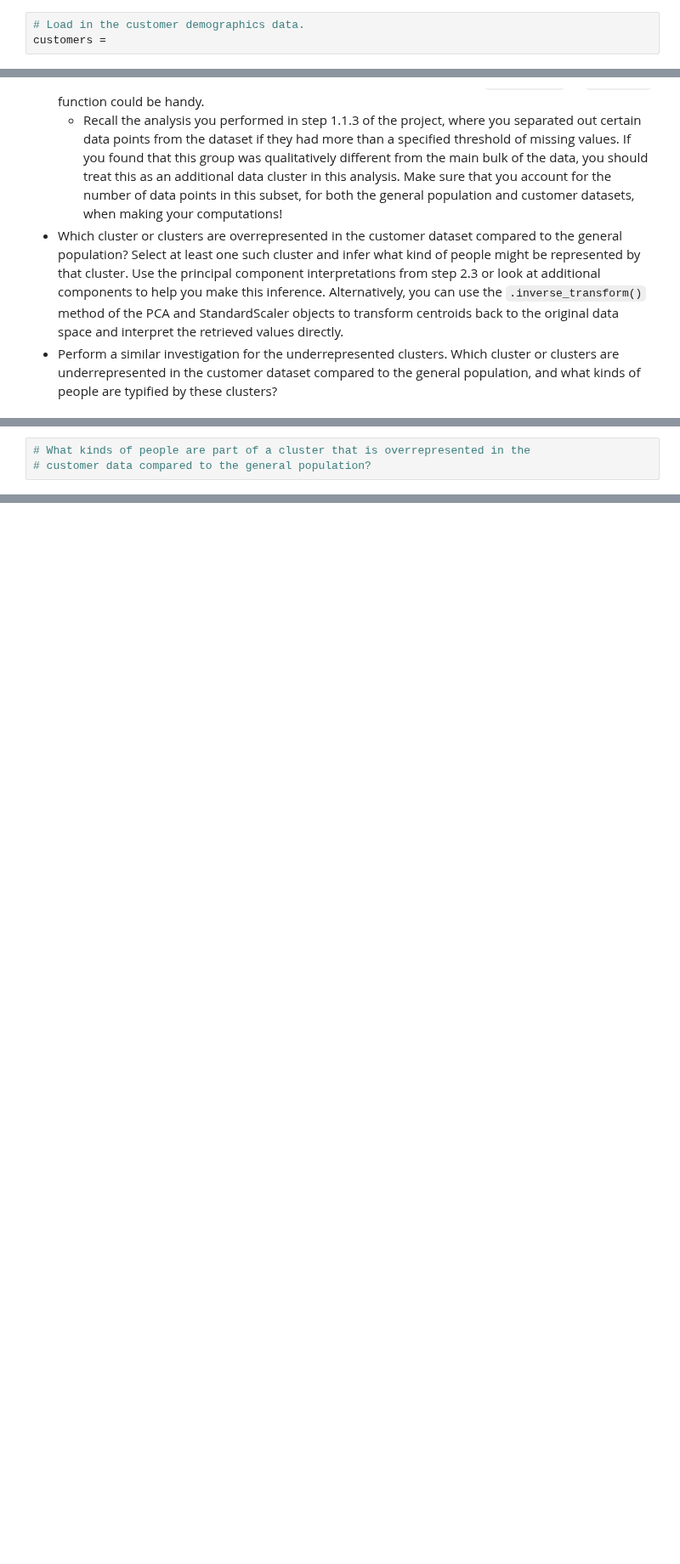
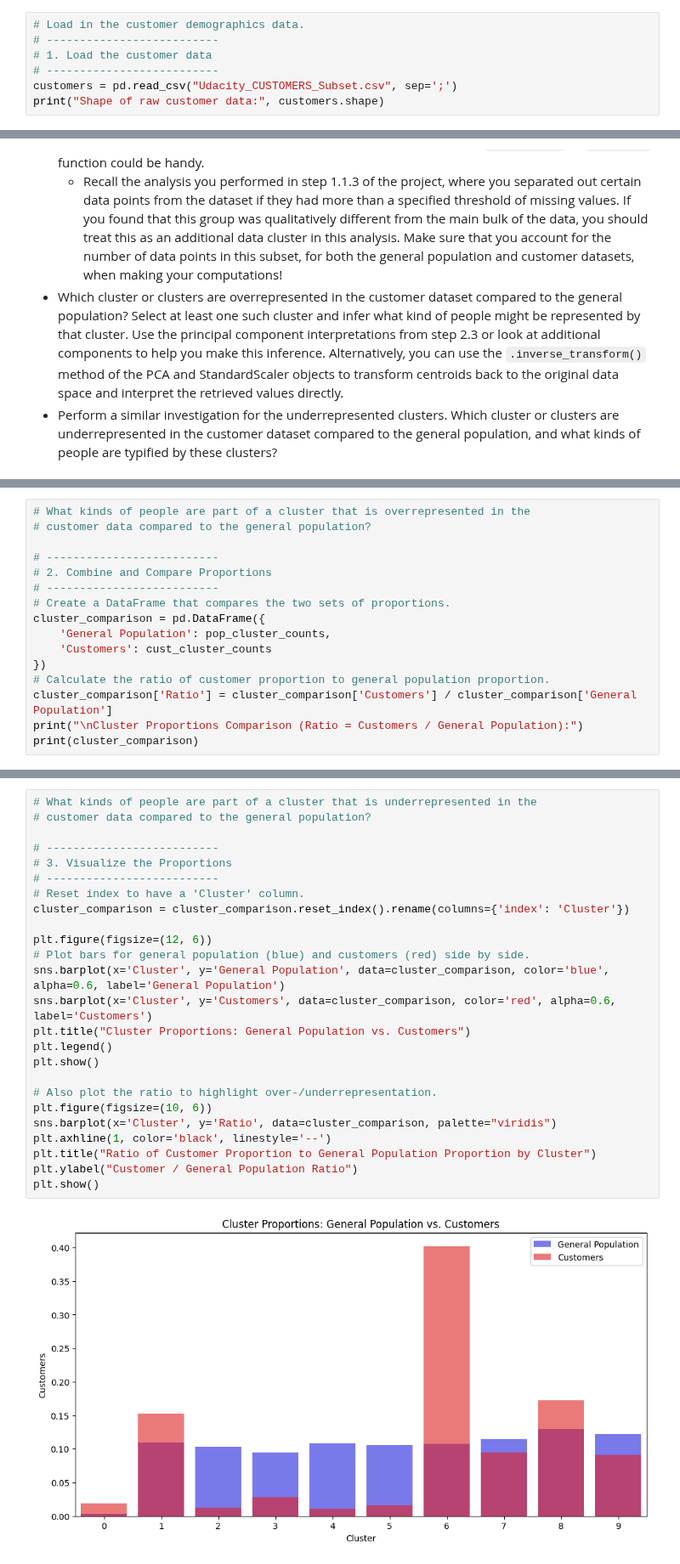
Before and after one commit to Greg-Pina/Udacity_DataAnalyst_NanoDegree, a Jupyter notebook: D499 - Machine Learning/Unsupervised Learning Project - Customer Segments/Identify_Customer_Segments.ipynb, the cells around one changed output, grey strips where cells are left out. Shown at 85% size. Cells and saved outputs as stored; diff of their text form; blank space fills up the shorter version.

```diff
--- a/D499 - Machine Learning/Unsupervised Learning Project - Customer Segments/Identify_Customer_Segments.ipynb
+++ b/D499 - Machine Learning/Unsupervised Learning Project - Customer Segments/Identify_Customer_Segments.ipynb
@@ -507,4 +1107,8 @@ Now that you have clusters and cluster centers for the general population, it's
 - Use the sklearn objects from the general demographics data, and apply their transformations to the customers data. That is, you should not be using a `.fit()` or `.fit_transform()` method to re-fit the old objects, nor should you be creating new sklearn objects! Carry the data through the feature scaling, PCA, and clustering steps, obtaining cluster assignments for all of the data in the customer demographics data.
 # %%
 # Load in the customer demographics data.
-customers =
+# --------------------------
+# 1. Load the customer data
+# --------------------------
+customers = pd.read_csv("Udacity_CUSTOMERS_Subset.csv", sep=';')
+print("Shape of raw customer data:", customers.shape)
@@ -531,3 +1230,16 @@ Take a look at the following points in this step:
 # %%
 # What kinds of people are part of a cluster that is overrepresented in the
 # customer data compared to the general population?
+
+# --------------------------
+# 2. Combine and Compare Proportions
+# --------------------------
+# Create a DataFrame that compares the two sets of proportions.
+cluster_comparison = pd.DataFrame({
+    'General Population': pop_cluster_counts,
+    'Customers': cust_cluster_counts
+})
+# Calculate the ratio of customer proportion to general population proportion.
+cluster_comparison['Ratio'] = cluster_comparison['Customers'] / cluster_comparison['General Population']
+print("\nCluster Proportions Comparison (Ratio = Customers / General Population):")
+print(cluster_comparison)
@@ -542,0 +1259,27 @@ Take a look at the following points in this step:
+# %%
+# What kinds of people are part of a cluster that is underrepresented in the
+# customer data compared to the general population?
+
+# --------------------------
+# 3. Visualize the Proportions
+# --------------------------
+# Reset index to have a 'Cluster' column.
+cluster_comparison = cluster_comparison.reset_index().rename(columns={'index': 'Cluster'})
+
+plt.figure(figsize=(12, 6))
+# Plot bars for general population (blue) and customers (red) side by side.
+sns.barplot(x='Cluster', y='General Population', data=cluster_comparison, color='blue', alpha=0.6, label='General Population')
+sns.barplot(x='Cluster', y='Customers', data=cluster_comparison, color='red', alpha=0.6, label='Customers')
+plt.title("Cluster Proportions: General Population vs. Customers")
+plt.legend()
+plt.show()
+
+# Also plot the ratio to highlight over-/underrepresentation.
+plt.figure(figsize=(10, 6))
+sns.barplot(x='Cluster', y='Ratio', data=cluster_comparison, palette="viridis")
+plt.axhline(1, color='black', linestyle='--')
+plt.title("Ratio of Customer Proportion to General Population Proportion by Cluster")
+plt.ylabel("Customer / General Population Ratio")
+plt.show()
+# %% [output]
+[figure, added]
```
Also changed, not shown: parts of 62 cells of this notebook, 1 other file.
